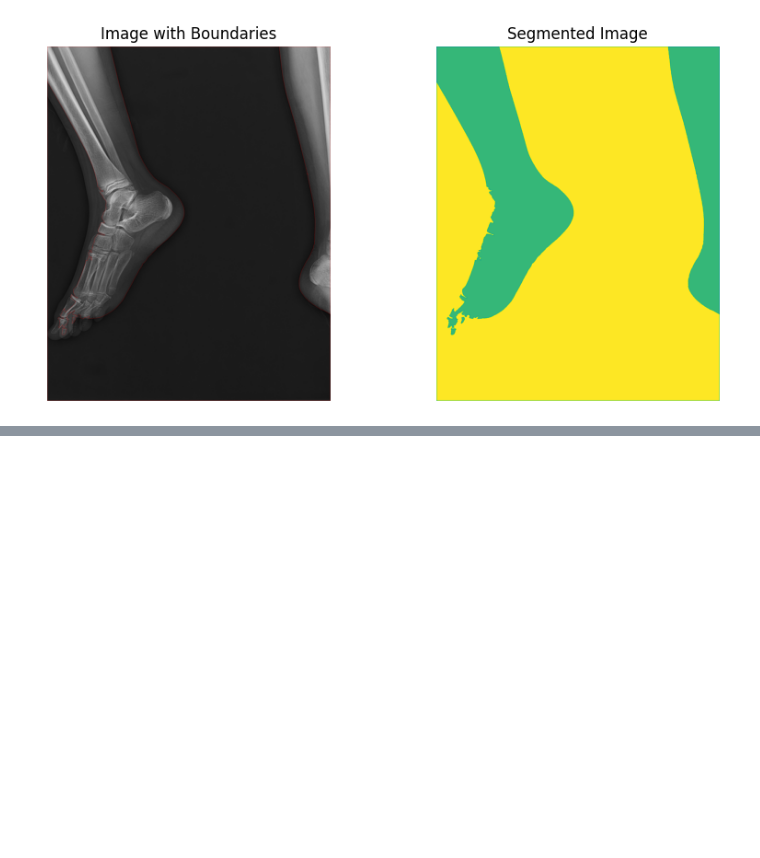
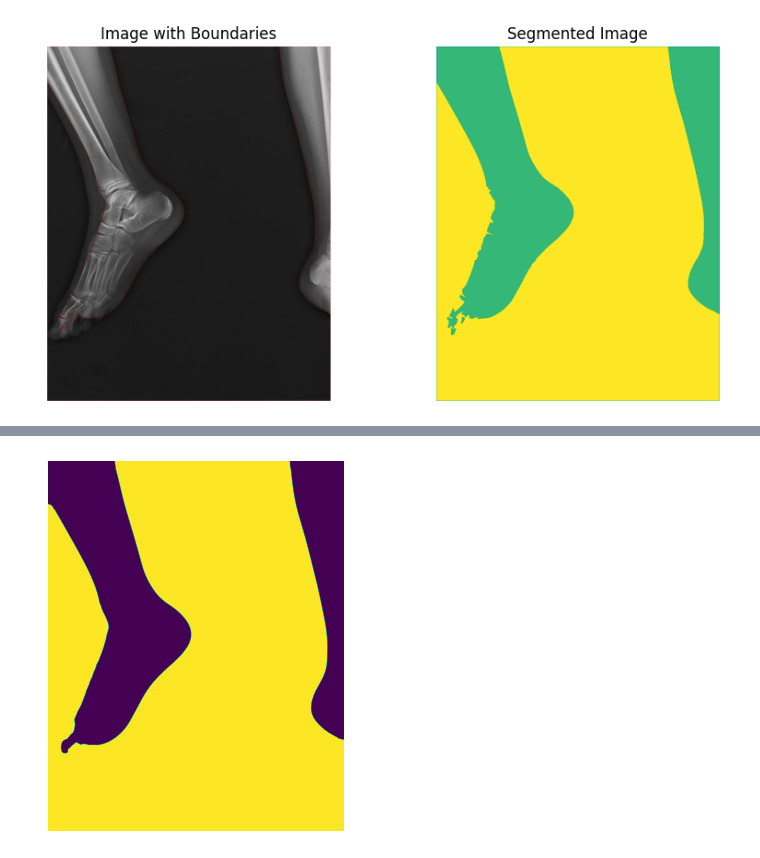
Before and after one commit to jamesmoore24/CV-Project, a Jupyter notebook: fracatlas.ipynb, the cells around one changed output, grey strips where cells are left out. Saved outputs shown, nothing was run; the diff lists cells and outputs as text; code cells hidden in the pictures; blank space fills up the shorter version.

Commit message:
added some image smoothing

```diff
--- a/fracatlas.ipynb
+++ b/fracatlas.ipynb
@@ -95,0 +101,7 @@ plt.show()
+# %%
+smoothed_markers = cv.blur(markers,(99,99))
+plt.imshow(smoothed_markers)
+plt.axis('off')
+plt.show()
+# %% [output]
+[figure, added]
```
Also changed, not shown: parts of 3 cells of this notebook.
